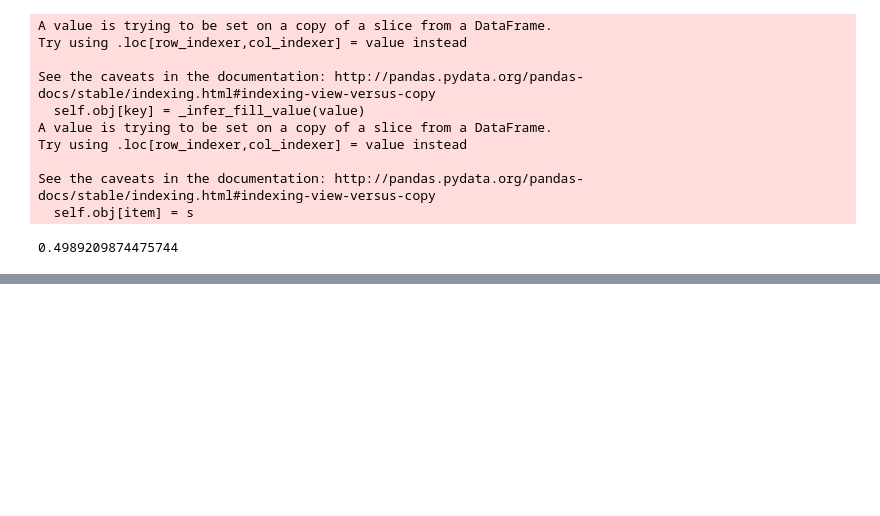
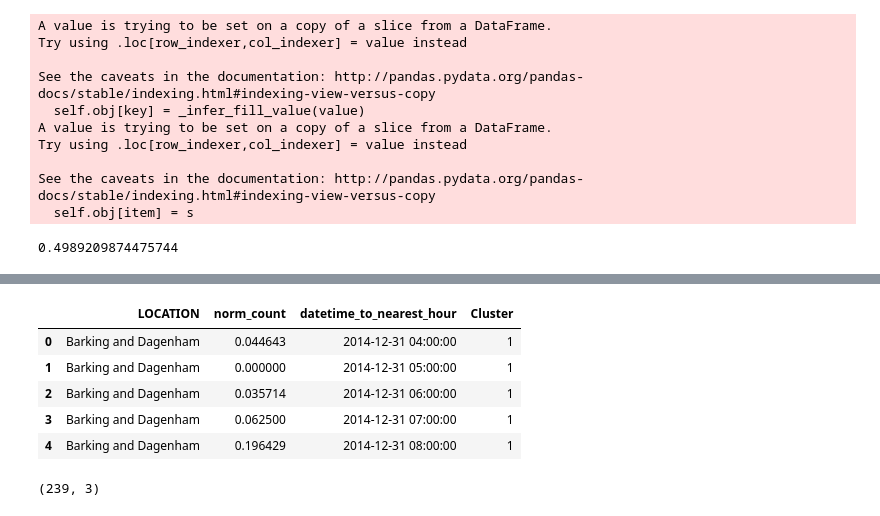
Before and after one commit to tpgmartin/london_new_years_tweets, a Jupyter notebook: Normalise Tweets by Borough for Hourly Interval.ipynb, the cells around one changed output, grey strips where cells are left out. Saved outputs shown, nothing was run; the diff lists cells and outputs as text; code cells hidden in the pictures; blank space fills up the shorter version.

```diff
--- a/Normalise Tweets by Borough for Hourly Interval.ipynb
+++ b/Normalise Tweets by Borough for Hourly Interval.ipynb
@@ -297,0 +343,6 @@ average_by_cluster.to_csv("./data/average_by_cluster.csv", index=False)
+# %%
+tweets_by_cluster = tweets_by_cluster.merge(tweets_by_borough_and_hour, left_on='LOCATION', right_on='LOCATION', how='outer')
+# %%
+tweets_by_cluster = tweets_by_cluster[["Cluster","datetime_to_nearest_hour_x", "id"]]
+tweets_by_cluster.columns = ['Cluster', 'datetime_to_nearest_hour', 'tweets']
+tweets_by_cluster.head()
@@ -297,0 +380,9 @@ average_by_cluster.to_csv("./data/average_by_cluster.csv", index=False)
+# %%
+tweets_by_cluster.head()
+# %% [output]
+|  | LOCATION | norm_count | datetime_to_nearest_hour | Cluster |
+| 0 | Barking and Dagenham | 0.044643 | 2014-12-31 04:00:00 | 1 |
+| 1 | Barking and Dagenham | 0.000000 | 2014-12-31 05:00:00 | 1 |
+| 2 | Barking and Dagenham | 0.035714 | 2014-12-31 06:00:00 | 1 |
+| 3 | Barking and Dagenham | 0.062500 | 2014-12-31 07:00:00 | 1 |
+| 4 | Barking and Dagenham | 0.196429 | 2014-12-31 08:00:00 | 1 |
@@ -297,0 +391,4 @@ average_by_cluster.to_csv("./data/average_by_cluster.csv", index=False)
+# %%
+average_by_cluster.shape
+# %% [output]
+(239, 3)
```
Also changed, not shown: parts of 14 cells of this notebook, 8 other files.
